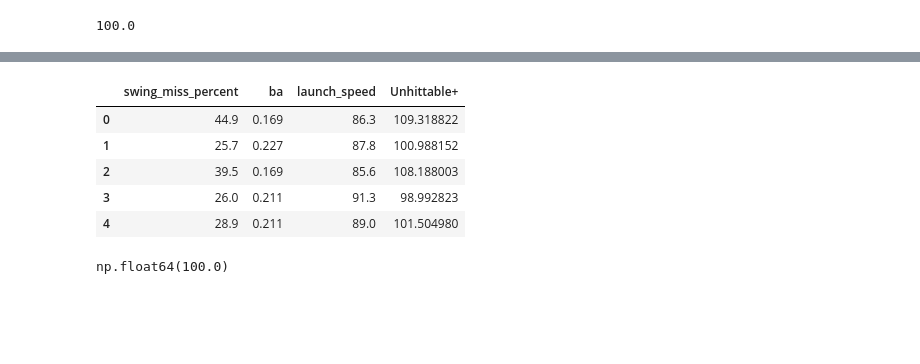
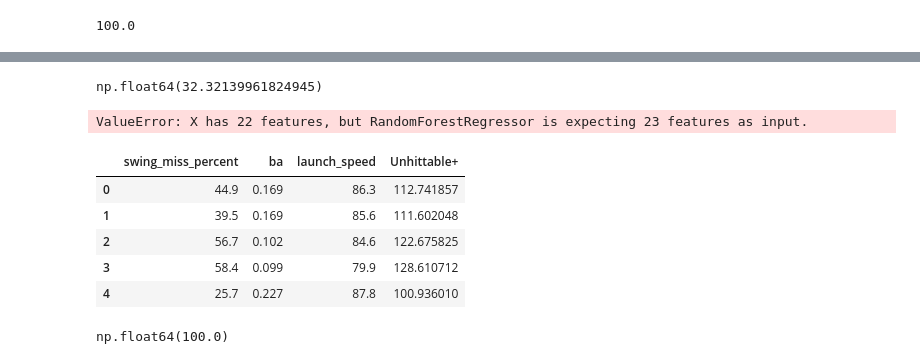
Before and after one commit to alex-rimerman/ARStuff, a Jupyter notebook: Stuff+.ipynb, the cells around one changed output, grey strips where cells are left out. Saved outputs shown, nothing was run; the diff lists cells and outputs as text; code cells hidden in the pictures; blank space fills up the shorter version.

```diff
--- a/Stuff+.ipynb
+++ b/Stuff+.ipynb
@@ -207,34 +304,61 @@ print(filtered_data[filtered_data['pitch_type'] == 'FC'].head())
+# %%
+#pitch_data = [data['velocity'], data['api_break_z_induced'], data['api_break_x_arm'], data['release_extension'], data['spin_rate'], data['release_pos_x_norm'], data['release_pos_z'], data['x_diff'], data['z_diff'],  data['pitch_type_CU'], data['pitch_type_FC'], data['pitch_type_FF'], data['pitch_type_FO'], data['pitch_type_FS'], data['pitch_type_KC'], data['pitch_type_KN'], data['pitch_type_SC'], data['pitch_type_SI'], data['pitch_type_SL'], data['pitch_type_ST'], data['pitch_type_SV']]
+predictions = rf_model.predict(features_encoded)
+data['Stuff+_perdicted'] = predictions
+data['Stuff_diff'] = data['Stuff+'] - data['Stuff+_perdicted']
+data['NewStuff+_perdicted'] = ((data['Stuff+_perdicted'] - 100) * 2) + 100
+data['NewStuff_diff'] = data['Stuff+'] - data['NewStuff+_perdicted']
+filtered_data = data[data['pitches'] >= 200]
+filtered_data = filtered_data.sort_values(by='Stuff+', ascending=False)
+filtered_data.to_csv('STUFF+Initial.csv', index=False)
+mse = mean_squared_error(filtered_data['Stuff+'], filtered_data['NewStuff+_perdicted'])
+mse
+# %% [output]
+np.float64(32.32139961824945)
+# %%
+
+my_fastball = [98, 1.4, 1.2, 6.5, 2300, 2.55, 6.02, 0, 0, False, False, False, True, False, False, False, False, False, False, False, False, False]
+#a_slider = rf_model.predict([my_slider], columns=features_encoded)
+
+import warnings
+warnings.filterwarnings("ignore", message="X does not have valid feature names")
+a_fastball = rf_model.predict([my_fastball])
+print(a_fastball)
+# %% [output]
+ValueError: X has 22 features, but RandomForestRegressor is expecting 23 features as input.
 # %%
+data = pd.read_csv('savant_data.csv')
+
 std_dev_ba = data['ba'].std()
 std_dev_ls = data['launch_speed'].std()
 std_dev_swm = data['swing_miss_percent'].std()
 
 # try with standard dev
 data['SwingMiss_norm'] = ((data['swing_miss_percent'] - data['swing_miss_percent'].mean()) / std_dev_swm) * 10
 data['ls_norm'] = ((data['launch_speed'].mean() - data['launch_speed']) / std_dev_ls) * 10
 data['ba_norm'] = ((data['ba'].mean() - data['ba']) / std_dev_ba) * 10
 
 # Assigning weights
 w1, w2, w3 = 1/3, 1/3, 1/3
 
 # Calculating Unhittable+
 data['Unhittable+'] = (
     w1 * data['SwingMiss_norm'] +
     w2 * data['ls_norm'] +
     w3 * data['ba_norm']
 )
 
 data['Unhittable+'] = (data['Unhittable+'] + 100)
 
 # Display the first few rows of the Stuff+ calculation
 data[['swing_miss_percent', 'ba', 'launch_speed', 'Unhittable+']].head()
 # %% [output]
 |  | swing_miss_percent | ba | launch_speed | Unhittable+ |
-| 0 | 44.9 | 0.169 | 86.3 | 109.318822 |
-| 1 | 25.7 | 0.227 | 87.8 | 100.988152 |
-| 2 | 39.5 | 0.169 | 85.6 | 108.188003 |
-| 3 | 26.0 | 0.211 | 91.3 | 98.992823 |
-| 4 | 28.9 | 0.211 | 89.0 | 101.504980 |
+| 0 | 44.9 | 0.169 | 86.3 | 112.741857 |
+| 1 | 39.5 | 0.169 | 85.6 | 111.602048 |
+| 2 | 56.7 | 0.102 | 84.6 | 122.675825 |
+| 3 | 58.4 | 0.099 | 79.9 | 128.610712 |
+| 4 | 25.7 | 0.227 | 87.8 | 100.936010 |
 # %%
 filtered_data_unhit = data[data['pitches'] >= 200]
 filtered_data_unhit = filtered_data_unhit.sort_values(by='Unhittable+', ascending=False)
```
Also changed, not shown: parts of 17 cells of this notebook.
